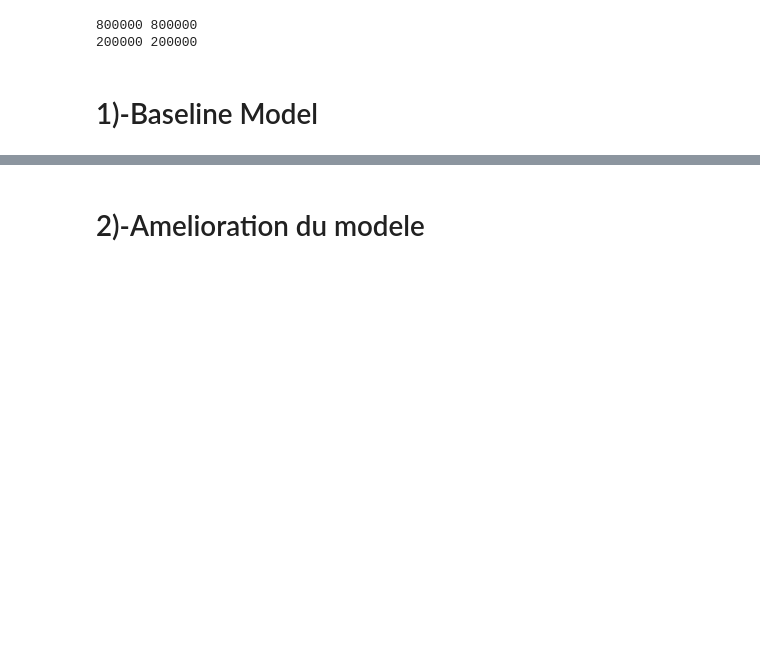
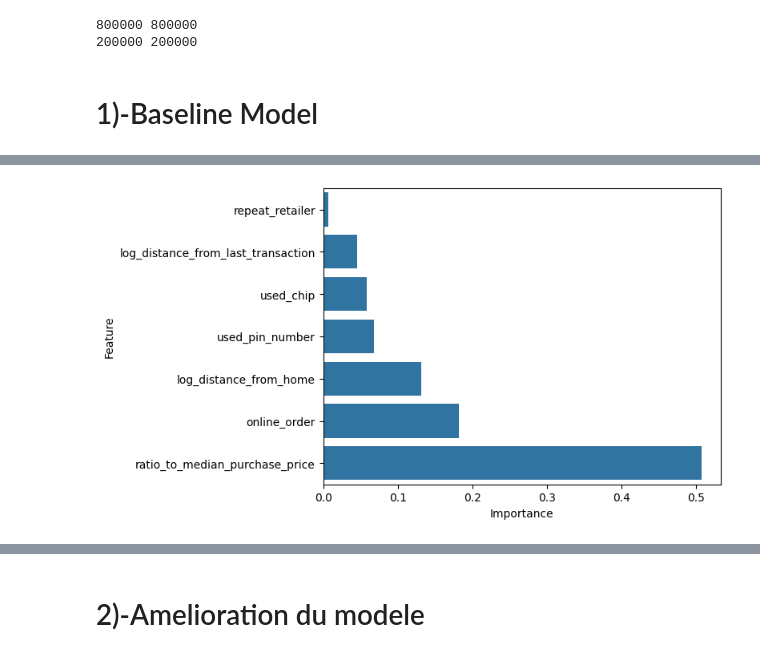
Before and after one commit to RajaaLebnaiti/Credit-Card-Fraud-Dtection-Project, a Jupyter notebook: src/notebooks/03_Models.ipynb, the cells around one changed output, grey strips where cells are left out. Drawn from its saved outputs; the diff is of its cells as text; code cells hidden in the pictures; blank space fills up the shorter version.

```diff
--- a/src/notebooks/03_Models.ipynb
+++ b/src/notebooks/03_Models.ipynb
@@ -80,3 +93,15 @@ precision_score:  0.5379986411724741
+# %%
+import seaborn as sns
+importance = rf_model.feature_importances_
+
+feat_imp = pd.DataFrame({
+    'Feature': X.columns,
+    'Importance': importance
+}).sort_values(by='Importance', ascending= True)
+sns.barplot(x='Importance', y='Feature', data= feat_imp)
+plt.show()
+# %% [output]
+[figure, added]
 # %%
 mlflow.set_experiment("Credit Card Fraud Detection")
 print("The experiment has been set successfully!")
```
Also changed, not shown: parts of 25 cells of this notebook, 2 other files.
